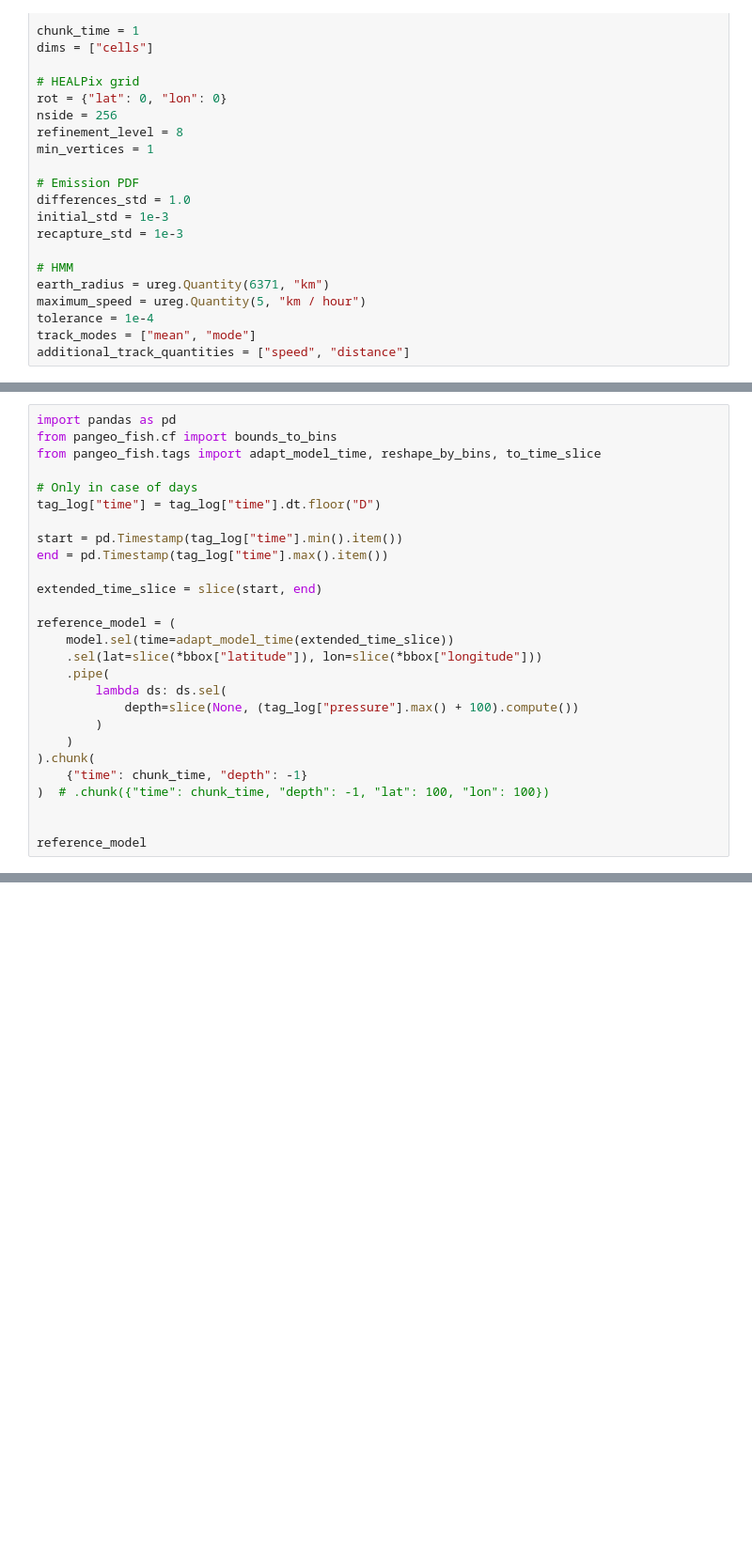
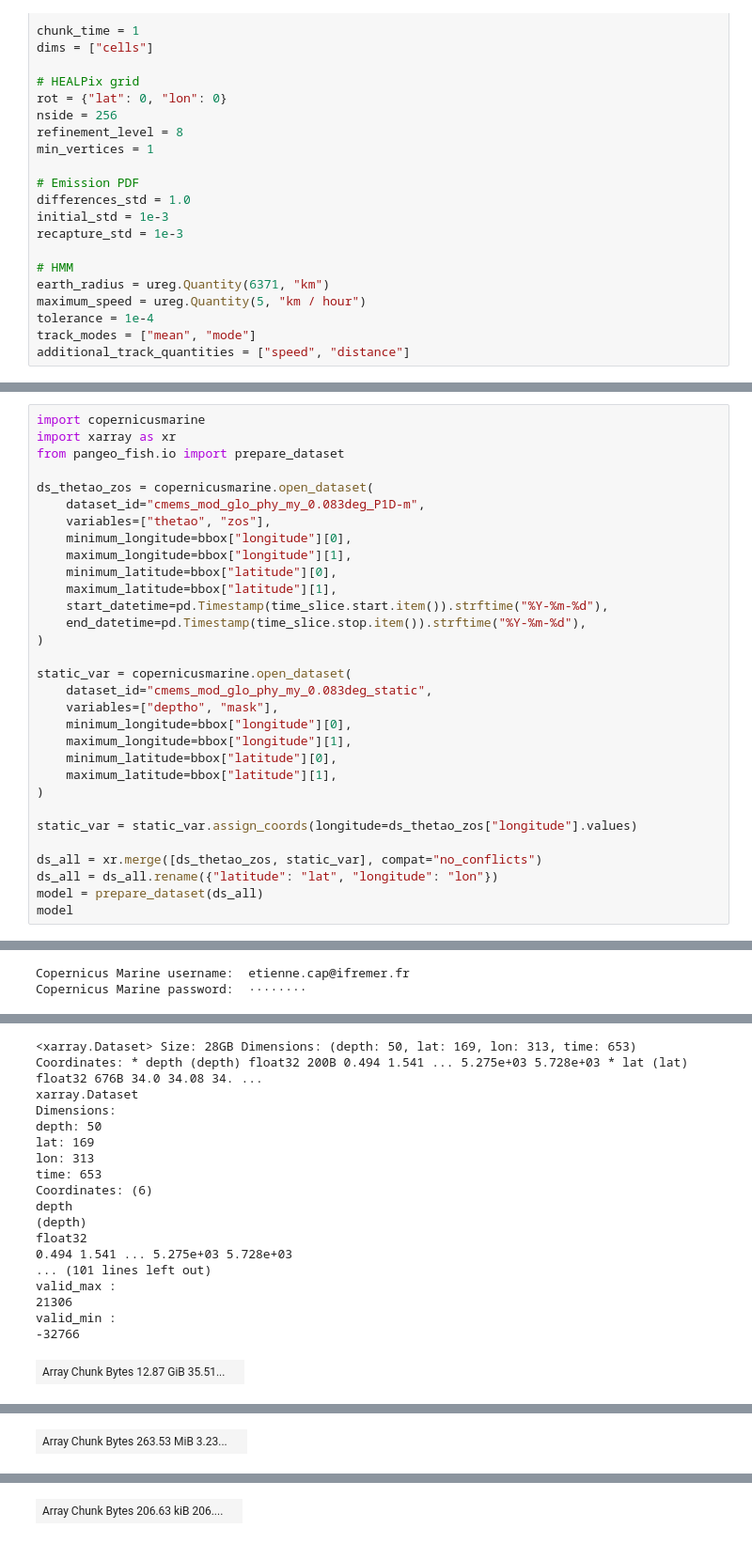
Before and after one commit to pangeo-fish/pangeo-fish, a Jupyter notebook: notebooks/new_workflow/pangeo_fish_with_light.ipynb, the cells around one changed output, grey strips where cells are left out. Shown at 94% size. Drawn from its saved outputs; the diff is of its cells as text; blank space fills up the shorter version.

```diff
--- a/notebooks/new_workflow/pangeo_fish_with_light.ipynb
+++ b/notebooks/new_workflow/pangeo_fish_with_light.ipynb
@@ -170,27 +173,32 @@ model
 # %%
-import pandas as pd
-from pangeo_fish.cf import bounds_to_bins
-from pangeo_fish.tags import adapt_model_time, reshape_by_bins, to_time_slice
+import copernicusmarine
+import xarray as xr
+from pangeo_fish.io import prepare_dataset
 
-# Only in case of days
-tag_log["time"] = tag_log["time"].dt.floor("D")
+ds_thetao_zos = copernicusmarine.open_dataset(
+    dataset_id="cmems_mod_glo_phy_my_0.083deg_P1D-m",
+    variables=["thetao", "zos"],
+    minimum_longitude=bbox["longitude"][0],
+    maximum_longitude=bbox["longitude"][1],
+    minimum_latitude=bbox["latitude"][0],
+    maximum_latitude=bbox["latitude"][1],
+    start_datetime=pd.Timestamp(time_slice.start.item()).strftime("%Y-%m-%d"),
+    end_datetime=pd.Timestamp(time_slice.stop.item()).strftime("%Y-%m-%d"),
+)
 
-start = pd.Timestamp(tag_log["time"].min().item())
-end = pd.Timestamp(tag_log["time"].max().item())
+static_var = copernicusmarine.open_dataset(
+    dataset_id="cmems_mod_glo_phy_my_0.083deg_static",
+    variables=["deptho", "mask"],
+    minimum_longitude=bbox["longitude"][0],
+    maximum_longitude=bbox["longitude"][1],
+    minimum_latitude=bbox["latitude"][0],
+    maximum_latitude=bbox["latitude"][1],
+)
 
-extended_time_slice = slice(start, end)
+static_var = static_var.assign_coords(longitude=ds_thetao_zos["longitude"].values)
 
-reference_model = (
-    model.sel(time=adapt_model_time(extended_time_slice))
-    .sel(lat=slice(*bbox["latitude"]), lon=slice(*bbox["longitude"]))
-    .pipe(
-        lambda ds: ds.sel(
-            depth=slice(None, (tag_log["pressure"].max() + 100).compute())
-        )
-    )
-).chunk(
-    {"time": chunk_time, "depth": -1}
-)  # .chunk({"time": chunk_time, "depth": -1, "lat": 100, "lon": 100})
-
-
-reference_model
+ds_all = xr.merge([ds_thetao_zos, static_var], compat="no_conflicts")
+ds_all = ds_all.rename({"latitude": "lat", "longitude": "lon"})
+model = prepare_dataset(ds_all)
+model
+# %% [output]
@@ -196,0 +212,2 @@ reference_model
+Copernicus Marine username:  etienne.cap@ifremer.fr
+Copernicus Marine password:  ········
@@ -196,0 +216,18 @@ reference_model
+<xarray.Dataset> Size: 28GB Dimensions: (depth: 50, lat: 169, lon: 313, time: 653) Coordinates: * depth (depth) float32 200B 0.494 1.541 ... 5.275e+03 5.728e+03 * lat (lat) float32 676B 34.0 34.08 34. ...
+xarray.Dataset
+Dimensions:
+depth: 50
+lat: 169
+lon: 313
+time: 653
+Coordinates: (6)
+depth
+(depth)
+float32
+0.494 1.541 ... 5.275e+03 5.728e+03
+... (101 lines left out)
+valid_max :
+21306
+valid_min :
+-32766
+| Array Chunk Bytes 12.87 GiB 35.51... |  |
@@ -196,0 +252 @@ reference_model
+| Array Chunk Bytes 263.53 MiB 3.23... |  |
@@ -196,0 +263 @@ reference_model
+| Array Chunk Bytes 206.63 kiB 206.... |  |
```
Also changed, not shown: parts of 143 cells of this notebook, 6 other files.
